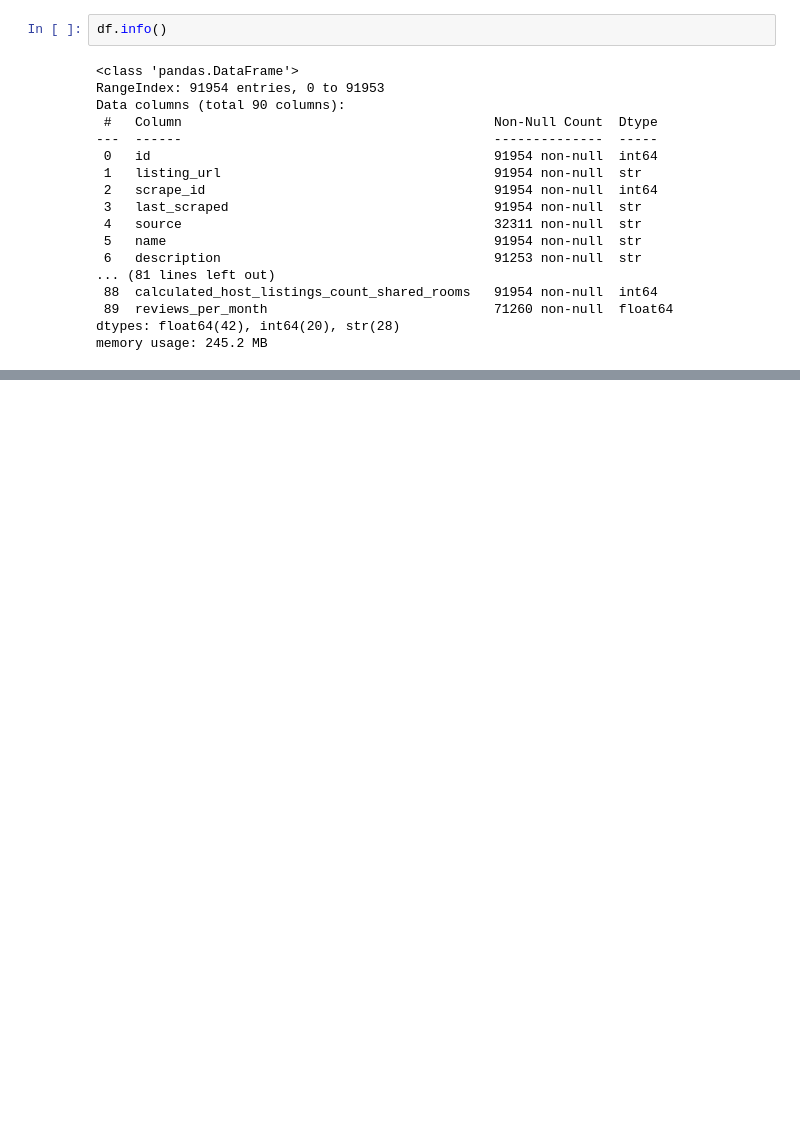
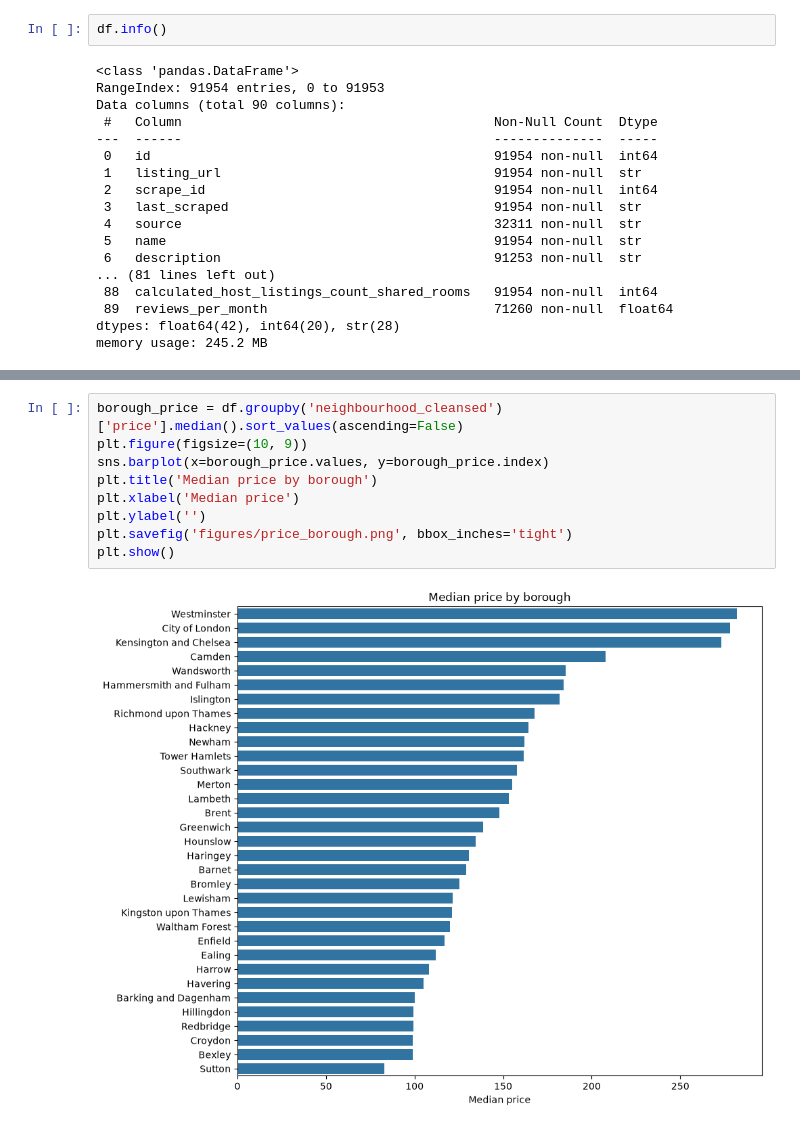
Before and after one commit to salimovazizbek-bit/london-airbnb-price-prediction, a Jupyter notebook: airbnb_price_prediction.ipynb, the cells around one changed output, grey strips where cells are left out. Cells and saved outputs as stored; diff of their text form; blank space fills up the shorter version.

```diff
--- a/airbnb_price_prediction.ipynb
+++ b/airbnb_price_prediction.ipynb
@@ -62,0 +215,11 @@ memory usage: 245.2 MB
+# %%
+borough_price = df.groupby('neighbourhood_cleansed')['price'].median().sort_values(ascending=False)
+plt.figure(figsize=(10, 9))
+sns.barplot(x=borough_price.values, y=borough_price.index)
+plt.title('Median price by borough')
+plt.xlabel('Median price')
+plt.ylabel('')
+plt.savefig('figures/price_borough.png', bbox_inches='tight')
+plt.show()
+# %% [output]
+[figure, added]
```
Also changed, not shown: parts of 24 cells of this notebook, 7 other files.
